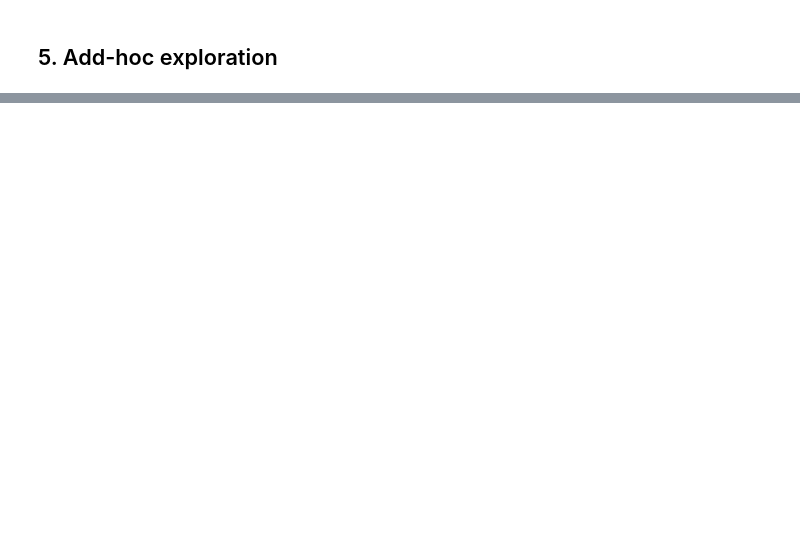
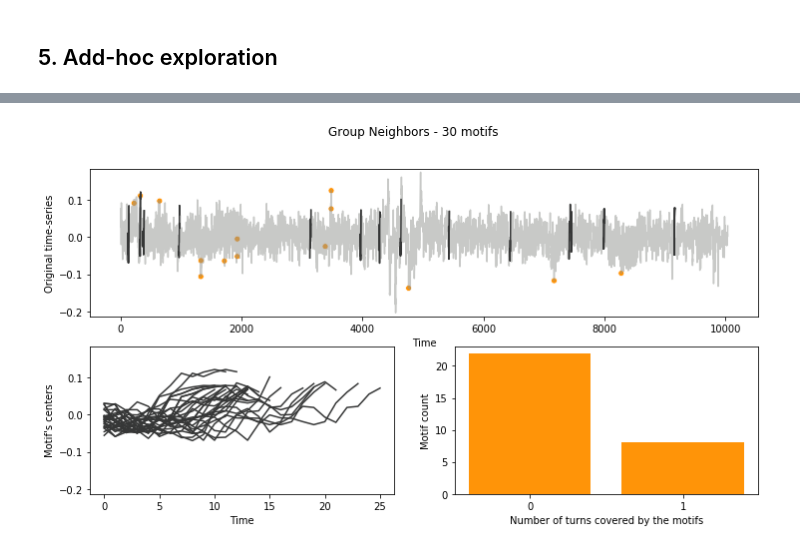
Before and after one commit to misilva73/manueverMotifs, a Jupyter notebook: notebooks/full_lat_motif_analysis_normal.ipynb, the cells around one changed output, grey strips where cells are left out. Cells and saved outputs as stored; diff of their text form; code cells hidden in the pictures; blank space fills up the shorter version.

```diff
--- a/notebooks/full_lat_motif_analysis_normal.ipynb
+++ b/notebooks/full_lat_motif_analysis_normal.ipynb
@@ -112,7 +127,9 @@ plt.show()
 # %%
-motif_index = motif_utils.return_motif_index_with_pattern(motif_dic_list, ['ea', 'da', 'ca', 'ba'])
+motif_index = motif_utils.return_motif_index_with_pattern(motif_dic_list, motif_dic['pattern'])
 motif_neighbors_dic_list = motif_utils.get_motif_k_neighbors(motif_dic_list, motif_index, center_dist_mat, 30)
 lat_viz.plot_single_lat_motif_group(ts, events_ts, motif_neighbors_dic_list, 'Neighbors')
 plt.show()
+# %% [output]
+[figure, added]
 # %%
 create_motif_table(motif_neighbors_dic_list)
```
Also changed, not shown: parts of 9 cells of this notebook, 3 other files.
